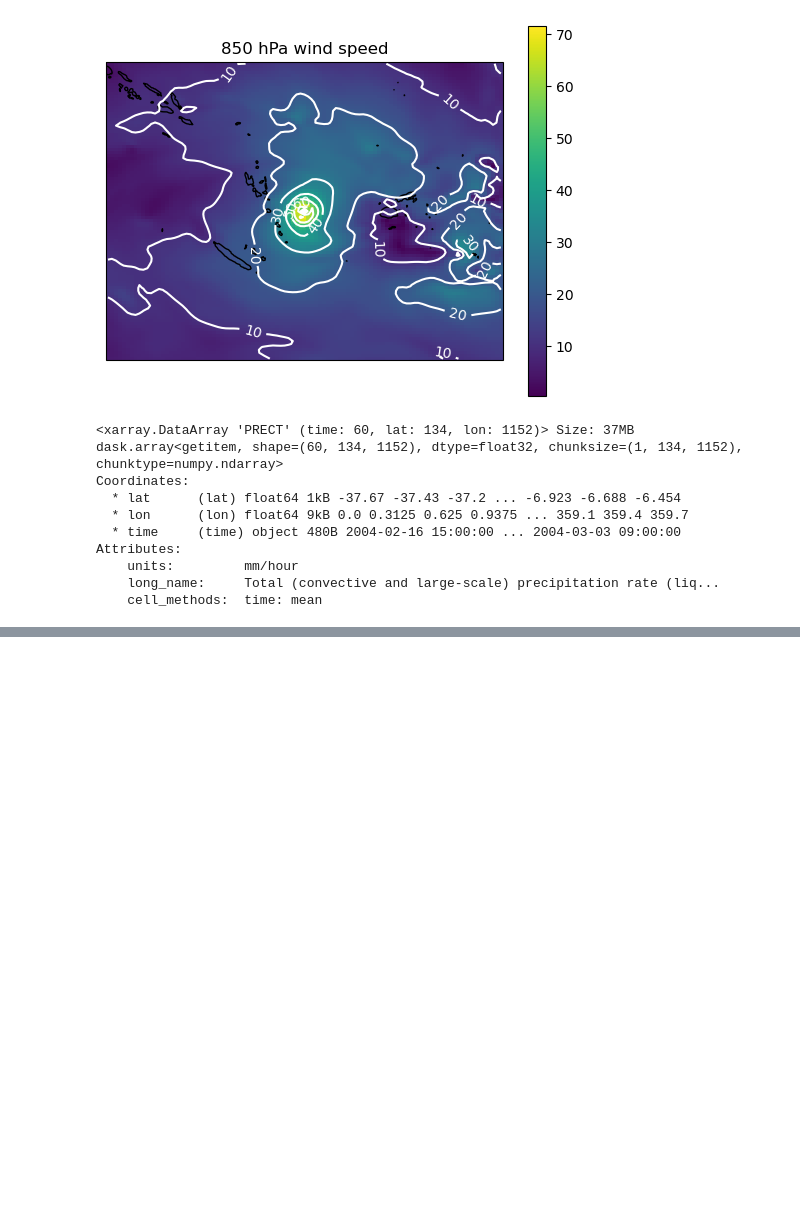
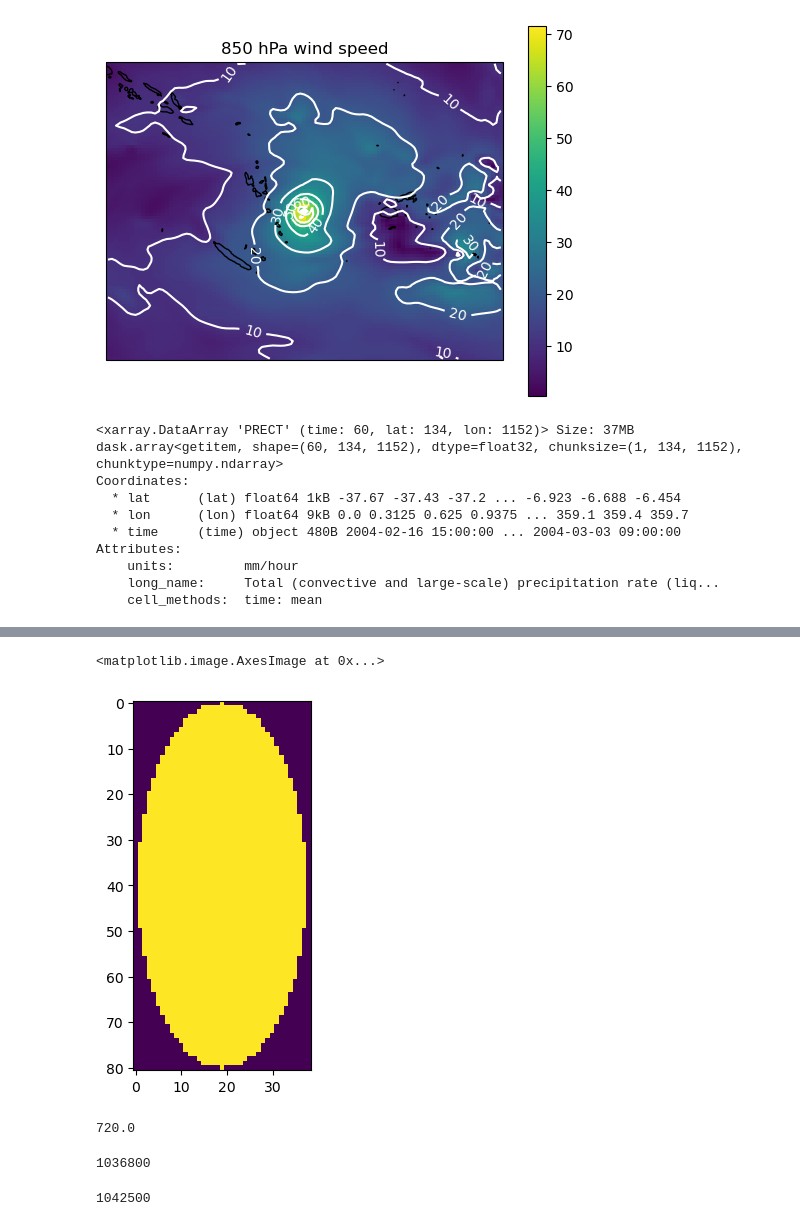
Before and after one commit to JdeJong96/TCs-under-SAI, a Jupyter notebook: analysis/notebooks/expand_tracker_data.ipynb, the cells around one changed output, grey strips where cells are left out. Saved outputs shown, nothing was run; the diff lists cells and outputs as text; code cells hidden in the pictures; blank space fills up the shorter version.

```diff
--- a/analysis/notebooks/expand_tracker_data.ipynb
+++ b/analysis/notebooks/expand_tracker_data.ipynb
@@ -310,0 +327,17 @@ for dt in track.dtime:
+# %%
+plt.imshow(circlemask)
+# %% [output]
+<matplotlib.image.AxesImage at 0x...>
+[figure, added]
+# %%
+180/0.25
+# %% [output]
+720.0
+# %%
+1440*720
+# %% [output]
+1036800
+# %%
+750*130
+# %% [output]
+1042500
```
Also changed, not shown: parts of 4 cells of this notebook.
